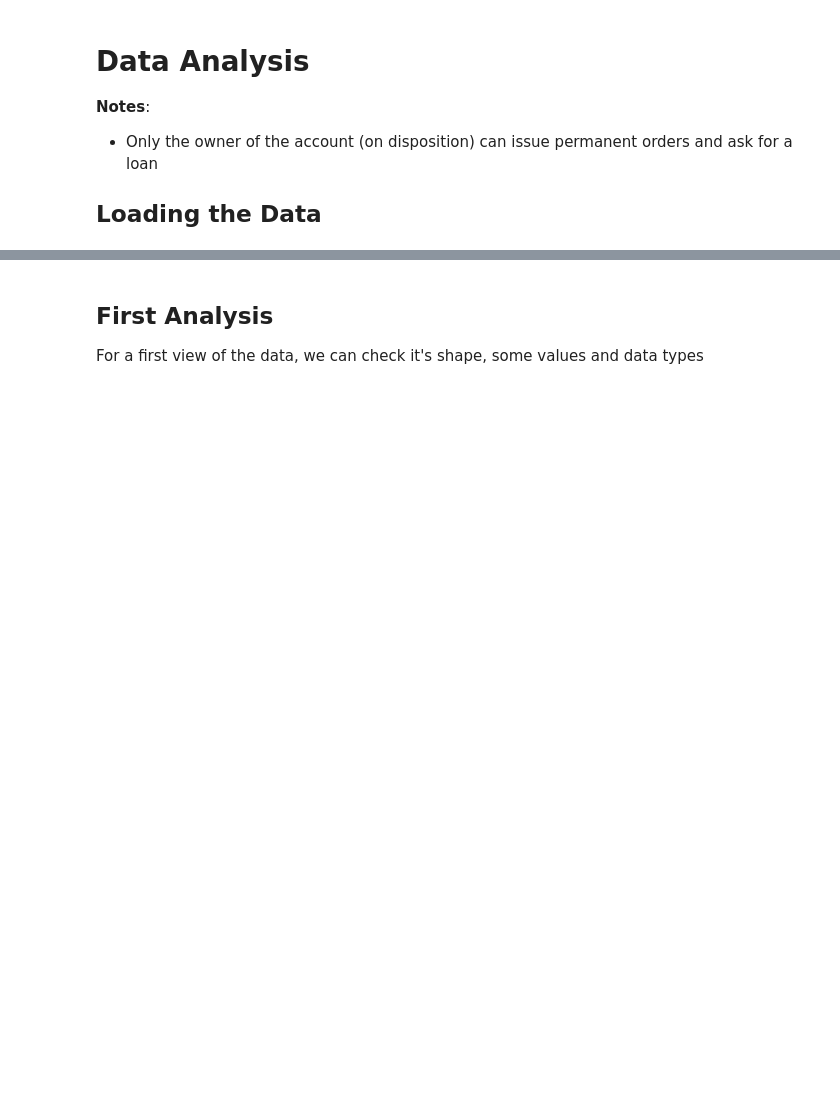
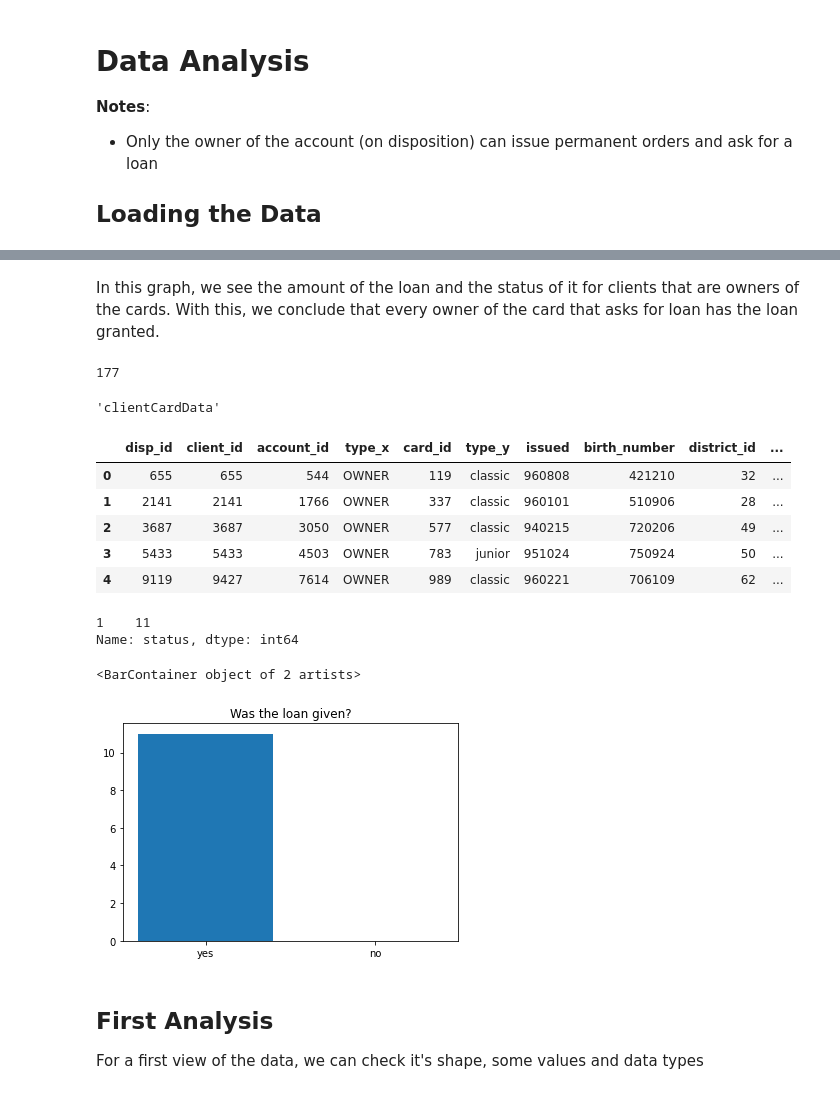
Before and after one commit to Ca-moes/AC, a Jupyter notebook: data_analysis.ipynb, the cells around one changed output, grey strips where cells are left out. Drawn from its saved outputs; the diff is of its cells as text; code cells hidden in the pictures; blank space fills up the shorter version.

```diff
--- a/data_analysis.ipynb
+++ b/data_analysis.ipynb
@@ -34,3 +36,34 @@ train_data = pd.read_pickle("train_data.pkl") # 1 - M 0 - F
+# %% [markdown]
+In this graph, we see the amount of the loan and the status of it for clients that are owners of the cards. With this, we conclude that every owner of the card that asks for loan has the loan granted.
+# %%
+clientCardData = disposition.merge(card_train, on='disp_id')
+clientCardData = clientCardData.merge(client, on='client_id')
+print(clientCardData.shape[0])
+clientCardData = clientCardData.merge(loan_train, on='account_id')
+
+display("clientCardData", clientCardData.head())
+
+status_values = clientCardData["status"].value_counts()
+print(status_values)
+plt.title("Was the loan given?")
+plt.bar(["yes", "no"], [status_values, 0])
+
+#clientCardData.plot.scatter(x='amount', y='status', title= "Scatter plot between amount and status in clients with Card")
+
+#plt.show(block=True)
+# %% [output]
+177
+'clientCardData'
+|  | disp_id | client_id | account_id | type_x | card_id | type_y | issued | birth_number | district_id | ... |
+| 0 | 655 | 655 | 544 | OWNER | 119 | classic | 960808 | 421210 | 32 | ... |
+| 1 | 2141 | 2141 | 1766 | OWNER | 337 | classic | 960101 | 510906 | 28 | ... |
+| 2 | 3687 | 3687 | 3050 | OWNER | 577 | classic | 940215 | 720206 | 49 | ... |
+| 3 | 5433 | 5433 | 4503 | OWNER | 783 | junior | 951024 | 750924 | 50 | ... |
+| 4 | 9119 | 9427 | 7614 | OWNER | 989 | classic | 960221 | 706109 | 62 | ... |
+1    11
+Name: status, dtype: int64
+<BarContainer object of 2 artists>
+[figure, added]
 # %% [markdown]
 ## First Analysis
 For a first view of the data, we can check it's shape, some values and data types
```
Also changed, not shown: parts of 9 cells of this notebook.
